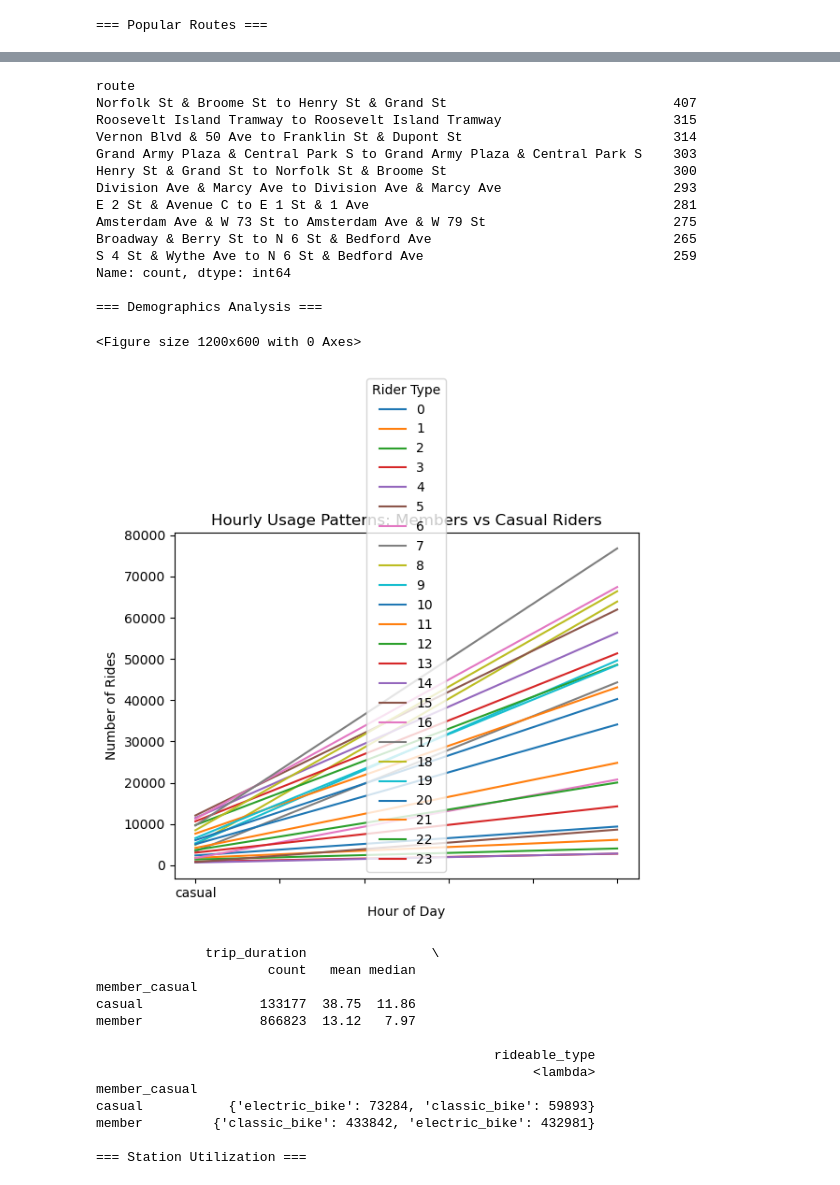
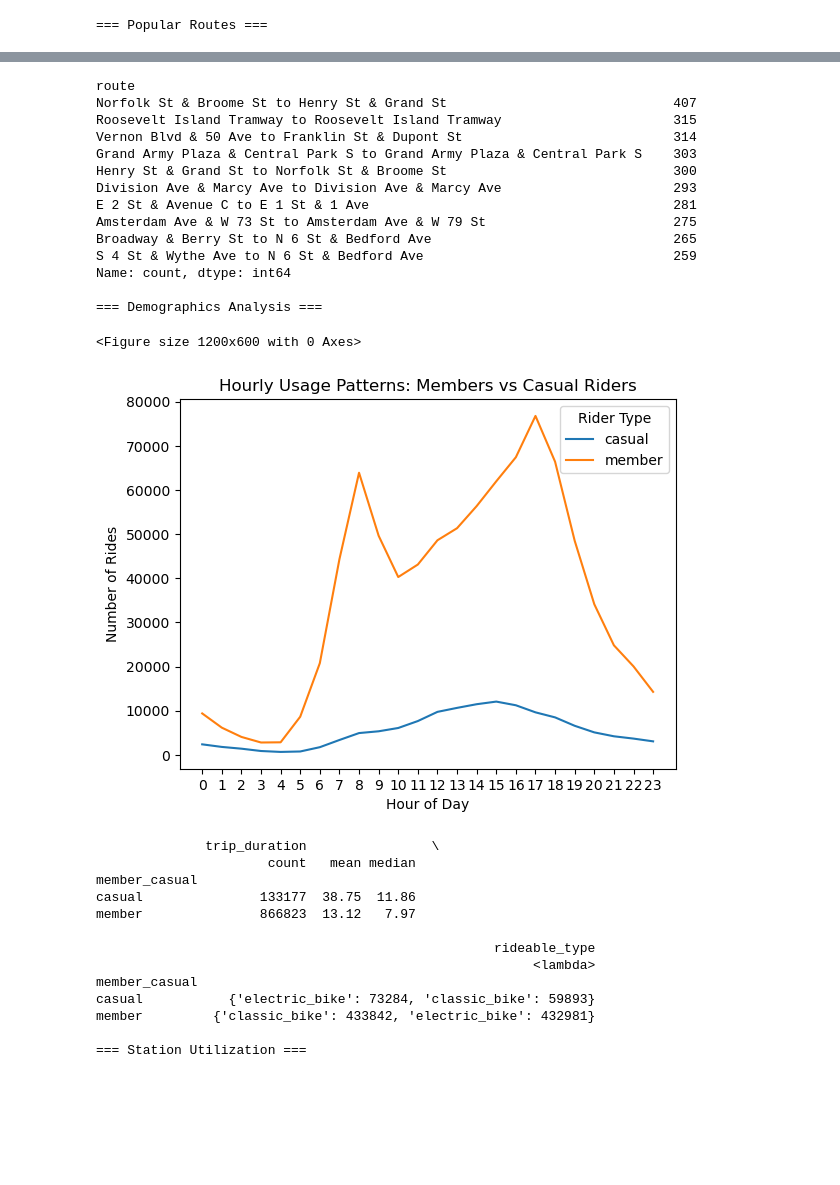
Before and after one commit to amithgovind/citibike_insurance_analysis, a Jupyter notebook: notebooks/data_exploration.ipynb, the cells around one changed output, grey strips where cells are left out. Cells and saved outputs as stored; diff of their text form; code cells hidden in the pictures; blank space fills up the shorter version.

Commit message:
modifications to data explorations

```diff
--- a/notebooks/data_exploration.ipynb
+++ b/notebooks/data_exploration.ipynb
@@ -187,8 +74,8 @@ def analyze_demographics(df):
         'rideable_type': lambda x: x.value_counts().to_dict()
     }).round(2)
 
-    # Time patterns by user type
-    hourly_by_type = df.groupby(['member_casual', 'start_hour']).size().unstack(fill_value=0)
+    # Time patterns by user type - modified to transpose the data
+    hourly_by_type = df.groupby(['member_casual', 'start_hour']).size().unstack(level=0, fill_value=0)
 
     # Plot member vs casual patterns
     plt.figure(figsize=(12, 6))
@@ -197,37 +84,47 @@ def analyze_demographics(df):
     plt.xlabel('Hour of Day')
     plt.ylabel('Number of Rides')
     plt.legend(title='Rider Type')
+
+    # Add proper x-axis ticks
+    plt.xticks(range(24), range(24))
+
     plt.show()
-
     return member_stats
 
 def analyze_station_utilization(df):
     """
     Analyze station utilization rates
     """
-    # Start station analysis
+    # Start station analysis - add dropna() to remove stations with NaN names
     start_station_stats = df.groupby('start_station_name').agg({
         'ride_id': 'count',
         'trip_duration': 'mean'
-    }).rename(columns={'ride_id': 'total_starts', 'trip_duration': 'avg_trip_duration'})
+    }).dropna().rename(columns={'ride_id': 'total_starts', 'trip_duration': 'avg_trip_duration'})
 
-    # End station analysis
+    # End station analysis - add dropna() here too
     end_station_stats = df.groupby('end_station_name').agg({
         'ride_id': 'count'
-    }).rename(columns={'ride_id': 'total_ends'})
+    }).dropna().rename(columns={'ride_id': 'total_ends'})
 
     # Combine start and end statistics
     station_stats = pd.merge(start_station_stats, end_station_stats,
-                           left_index=True, right_index=True, how='outer')
+                           left_index=True, right_index=True, how='outer').fillna(0)
     station_stats['net_flow'] = station_stats['total_starts'] - station_stats['total_ends']
 
     # Create station utilization plot
     plt.figure(figsize=(12, 6))
-    station_stats.sort_values('total_starts', ascending=True).tail(10)['total_starts'].plot(kind='barh')
+
+    # Get top 10 stations and plot - make sure we have actual values
+    top_10_stations = station_stats[station_stats['total_starts'] > 0].sort_values('total_starts', ascending=True).tail(10)
+
+    ax = top_10_stations['total_starts'].plot(kind='barh')
+    plt.yticks(range(len(top_10_stations)), top_10_stations.index)
     plt.title('Top 10 Most Used Stations')
     plt.xlabel('Number of Trips')
     plt.tight_layout()
     plt.show()
+
+    return station_stats.sort_values('total_starts', ascending=False)
 
     return station_stats.sort_values('total_starts', ascending=False)
 
@@ -249,36 +146,35 @@ def main():
     station_stats = analyze_station_utilization(df)
     print(station_stats.head(10))
 
     # Additional summary statistics
     print("\n=== Summary Statistics ===")
     print(f"Total number of rides: {len(df):,}")
     print(f"Average trip duration: {df['trip_duration'].mean():.2f} minutes")
     print(f"Number of unique stations: {df['start_station_name'].nunique()}")
 
-    # Save processed data with additional metrics
-    df.to_csv('processed_citibike_analysis.csv', index=False)
+
 
 if __name__ == "__main__":
     main()
 # %% [output]
 === Popular Routes ===
 [figure]
 route
 Norfolk St & Broome St to Henry St & Grand St                             407
 Roosevelt Island Tramway to Roosevelt Island Tramway                      315
 Vernon Blvd & 50 Ave to Franklin St & Dupont St                           314
 Grand Army Plaza & Central Park S to Grand Army Plaza & Central Park S    303
 Henry St & Grand St to Norfolk St & Broome St                             300
 Division Ave & Marcy Ave to Division Ave & Marcy Ave                      293
 E 2 St & Avenue C to E 1 St & 1 Ave                                       281
 Amsterdam Ave & W 73 St to Amsterdam Ave & W 79 St                        275
 Broadway & Berry St to N 6 St & Bedford Ave                               265
 S 4 St & Wythe Ave to N 6 St & Bedford Ave                                259
 Name: count, dtype: int64
 
 === Demographics Analysis ===
 <Figure size 1200x600 with 0 Axes>
-[figure, old version]
+[figure, new version]
               trip_duration                \
                       count   mean median
 member_casual
```
Also changed, not shown: parts of 2 cells of this notebook, 1 other file.
